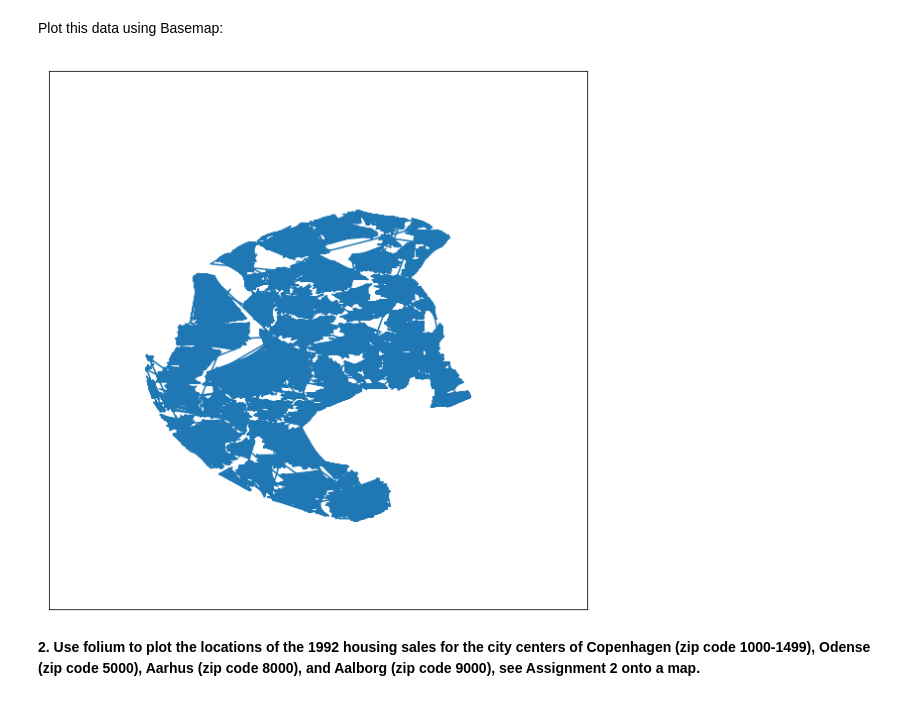
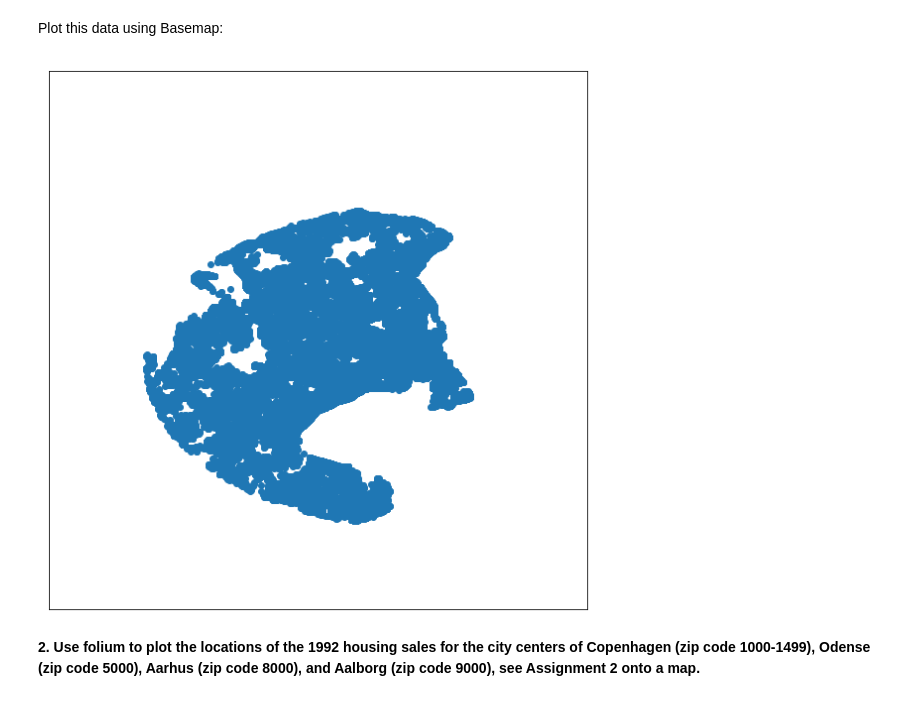
Before and after one commit to Business-Intelligence-Dangerous-Memory/Assignment_3, a Jupyter notebook: Assignment 3 - Data Visualisation.ipynb, the cells around one changed output. Saved outputs shown, nothing was run; the diff lists cells and outputs as text; code cells hidden in the pictures.

```diff
--- a/Assignment 3 - Data Visualisation.ipynb
+++ b/Assignment 3 - Data Visualisation.ipynb
@@ -70,19 +70,19 @@ Plot this data using Basemap:
 # %%
 fig = plt.figure(figsize = (10,10))
 
 map = Basemap(
     lat_0=55.676098,
     lon_0= 12.568337,
     llcrnrlon=11.5,
     llcrnrlat=55,
     urcrnrlon=13,
     urcrnrlat=56.5)
 
 x, y = map(df_50_km['lon'].tolist(), df_50_km['lat'].tolist())
-map.plot(x, y)
+map.scatter(x, y)
 plt.show()
 # %% [output]
-[figure, old version]
+[figure, new version]
 # %% [markdown]
 **2. Use folium to plot the locations of the 1992 housing sales for the city centers of Copenhagen (zip code 1000-1499), Odense (zip code 5000), Aarhus (zip code 8000), and Aalborg (zip code 9000), see Assignment 2 onto a map.**
 # %% [markdown]
```
Also changed, not shown: parts of 8 cells of this notebook.
